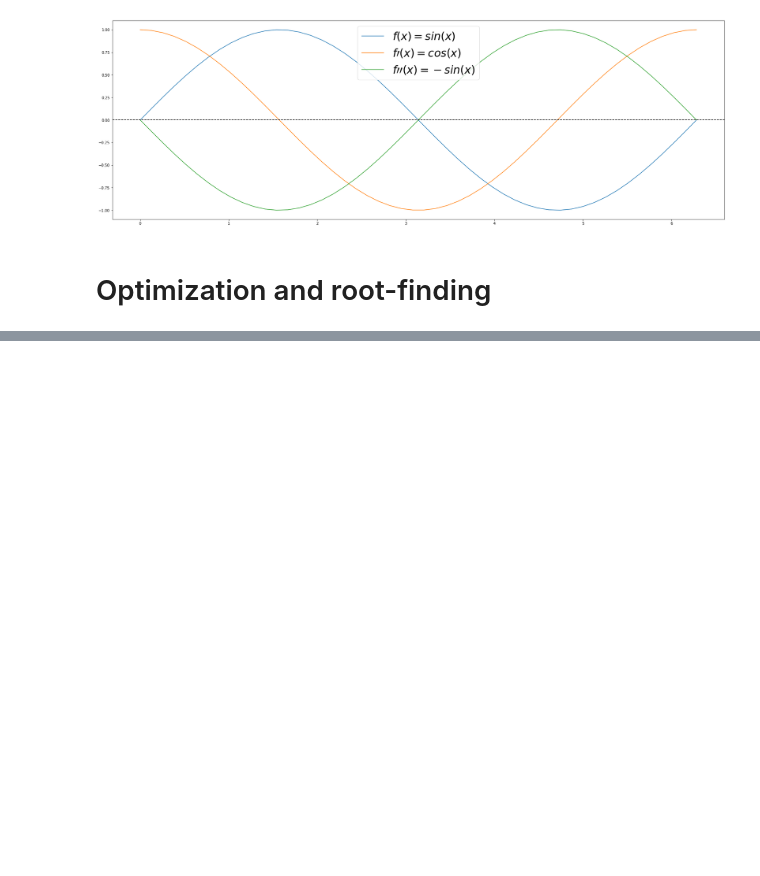
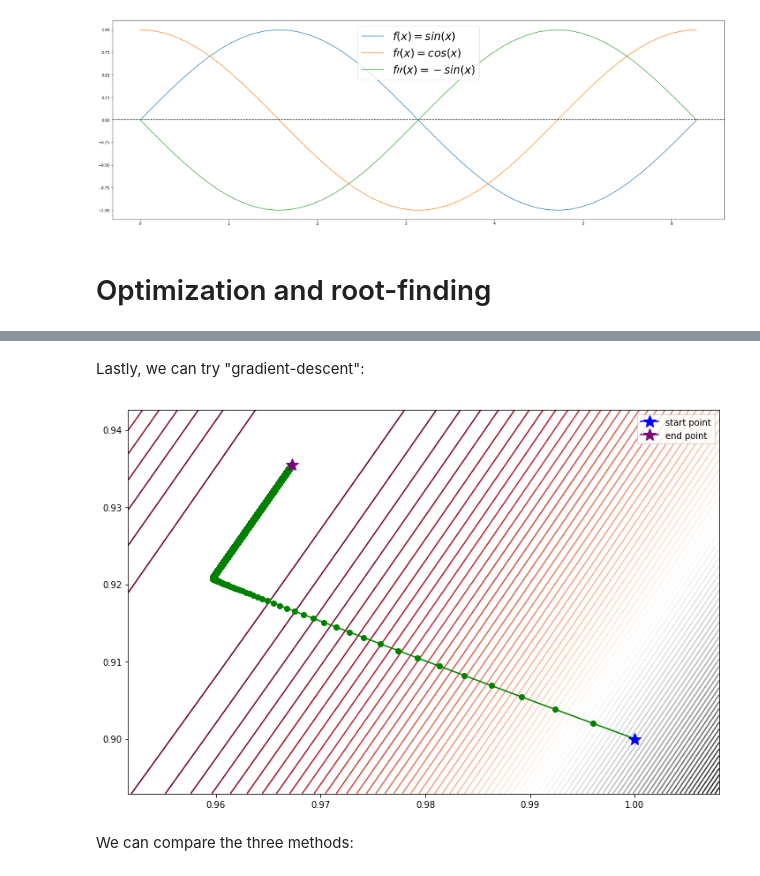
Before and after one commit to CS207ProjectGroup8/cs207-FinalProject, a Jupyter notebook: docs/tutorial.ipynb, the cells around one changed output, grey strips where cells are left out. Saved outputs shown, nothing was run; the diff lists cells and outputs as text; code cells hidden in the pictures; blank space fills up the shorter version.

```diff
--- a/docs/tutorial.ipynb
+++ b/docs/tutorial.ipynb
@@ -66,0 +94,8 @@ plt.show()
+# %% [markdown]
+Lastly, we can try "gradient-descent":
+# %%
+gd_result = Mini(F, [1, 0.9], "gradient-descent", plot = True)
+# %% [output]
+[figure, added]
+# %% [markdown]
+We can compare the three methods:
```
Also changed, not shown: parts of 19 cells of this notebook.
